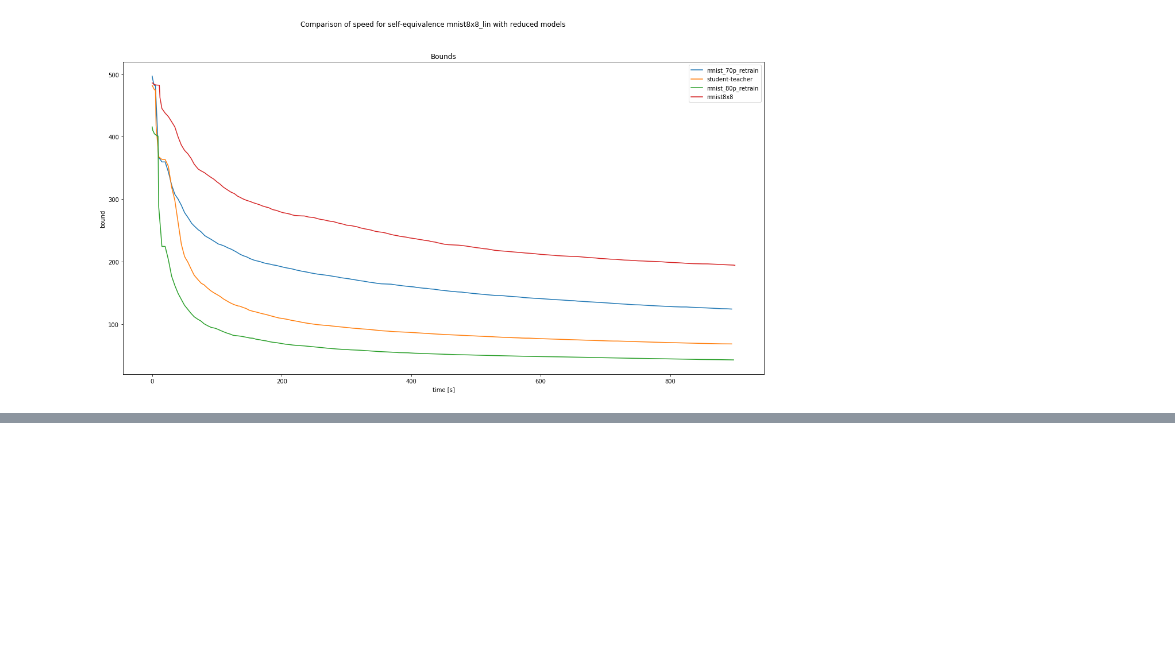
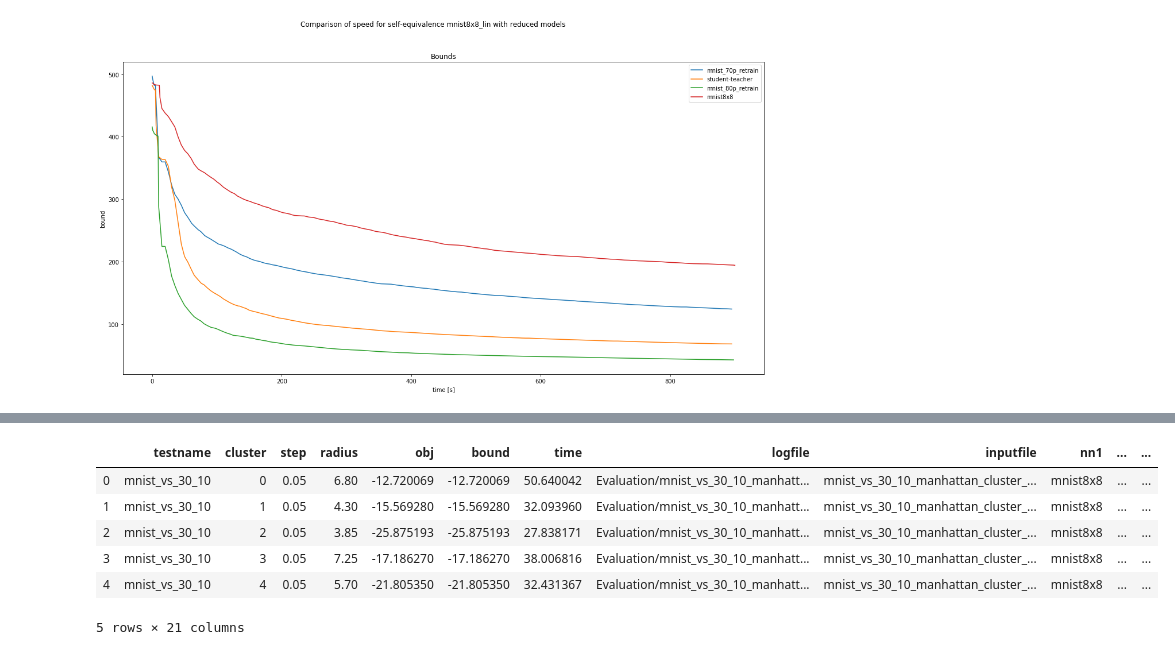
Before and after one commit to phK3/NNEquivalence, a Jupyter notebook: Evaluation/LogAnalysis.ipynb, the cells around one changed output, grey strips where cells are left out. Drawn from its saved outputs; the diff is of its cells as text; code cells hidden in the pictures; blank space fills up the shorter version.

```diff
--- a/Evaluation/LogAnalysis.ipynb
+++ b/Evaluation/LogAnalysis.ipynb
@@ -571,0 +610,19 @@ plt.show()
+# %%
+df_fs = pd.read_pickle('df_mnist_vs_30_10.pickle')
+df_ss = pd.read_pickle('df_mnist_30_10_vs_18_18_10.pickle')
+df_r  = pd.read_pickle('df_mnist_vs_random.pickle')
+# %%
+df_r = df_r.reset_index(drop=True)
+df_ss = df_ss.reset_index(drop=True)
+
+df_stack = pd.concat([df_fs, df_ss, df_r], axis=0)
+# %%
+df_stack.head()
+# %% [output]
+|  | testname | cluster | step | radius | obj | bound | time | logfile | inputfile | nn1 | ... | ... |
+| 0 | mnist_vs_30_10 | 0 | 0.05 | 6.80 | -12.720069 | -12.720069 | 50.640042 | Evaluation/mnist_vs_30_10_manhatt... | mnist_vs_30_10_manhattan_cluster_... | mnist8x8 | ... | ... |
+| 1 | mnist_vs_30_10 | 1 | 0.05 | 4.30 | -15.569280 | -15.569280 | 32.093960 | Evaluation/mnist_vs_30_10_manhatt... | mnist_vs_30_10_manhattan_cluster_... | mnist8x8 | ... | ... |
+| 2 | mnist_vs_30_10 | 2 | 0.05 | 3.85 | -25.875193 | -25.875193 | 27.838171 | Evaluation/mnist_vs_30_10_manhatt... | mnist_vs_30_10_manhattan_cluster_... | mnist8x8 | ... | ... |
+| 3 | mnist_vs_30_10 | 3 | 0.05 | 7.25 | -17.186270 | -17.186270 | 38.006816 | Evaluation/mnist_vs_30_10_manhatt... | mnist_vs_30_10_manhattan_cluster_... | mnist8x8 | ... | ... |
+| 4 | mnist_vs_30_10 | 4 | 0.05 | 5.70 | -21.805350 | -21.805350 | 32.431367 | Evaluation/mnist_vs_30_10_manhatt... | mnist_vs_30_10_manhattan_cluster_... | mnist8x8 | ... | ... |
+5 rows × 21 columns
```
Also changed, not shown: parts of 7 cells of this notebook.
